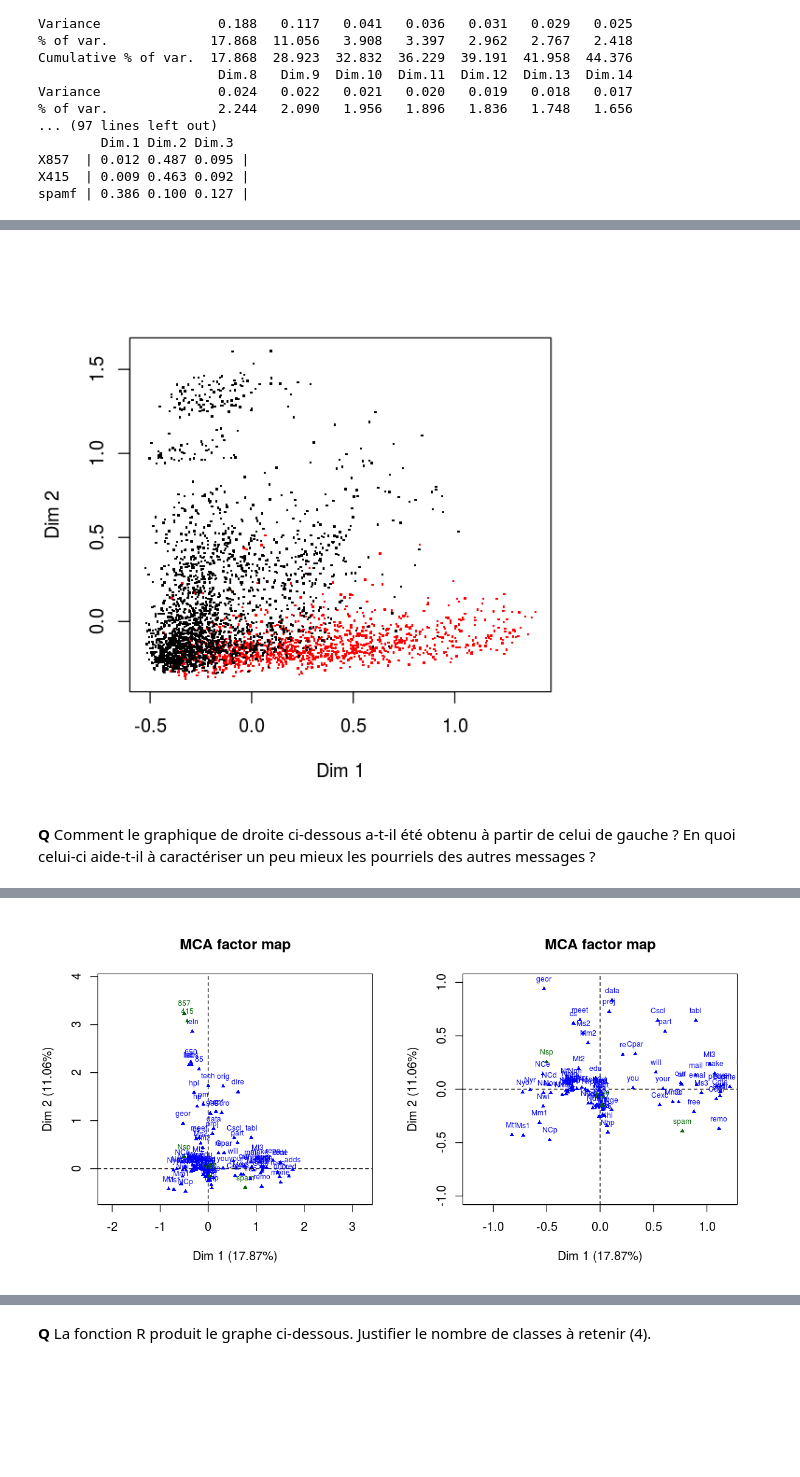
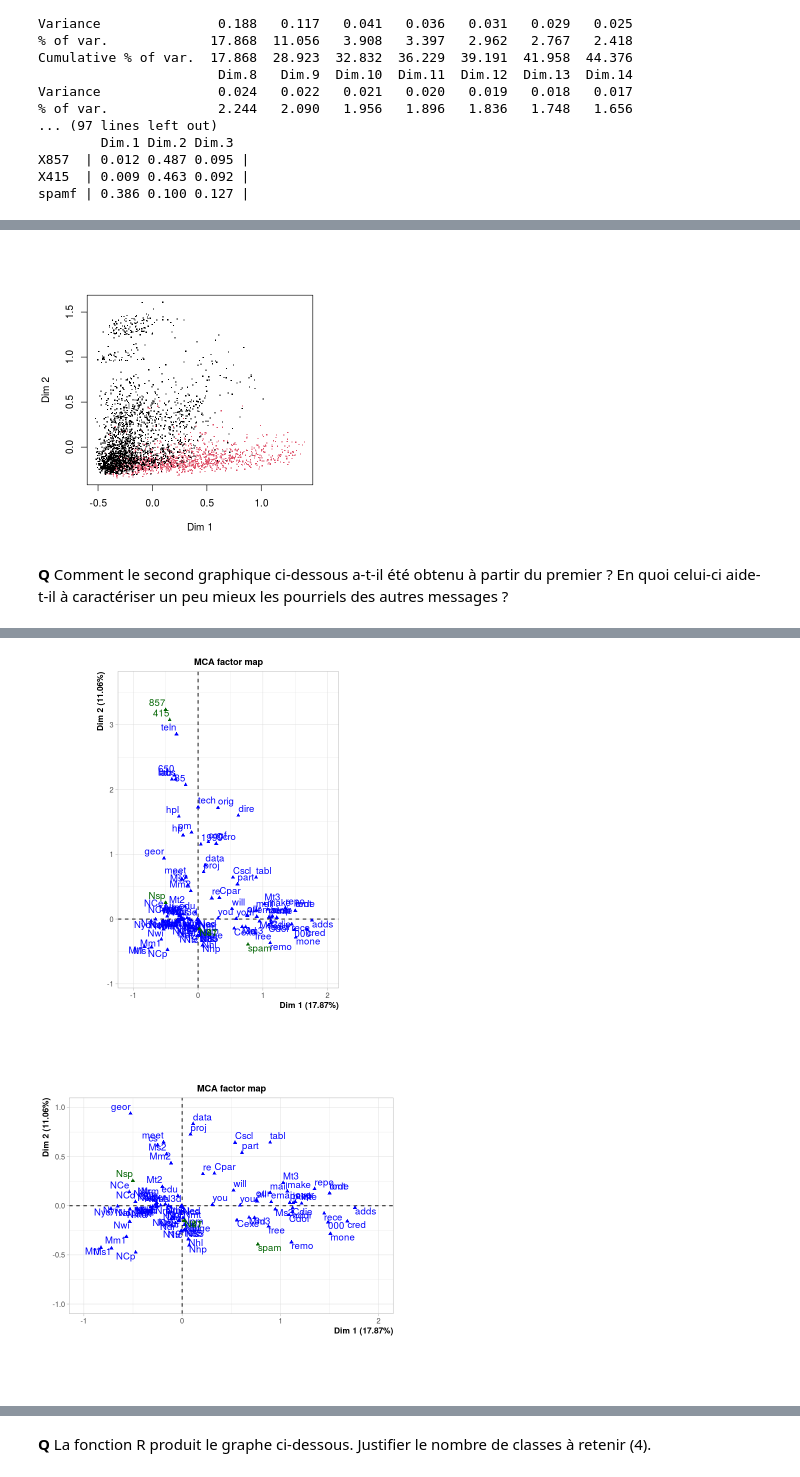
Before and after one commit to wikistat/Exploration, a Jupyter notebook: Spam/Explo-R-spam.ipynb, the cells around one changed output, grey strips where cells are left out. Saved outputs shown, nothing was run; the diff lists cells and outputs as text; code cells hidden in the pictures; blank space fills up the shorter version.

Commit message:
Spam update

```diff
--- a/Spam/Explo-R-spam.ipynb
+++ b/Spam/Explo-R-spam.ipynb
@@ -495,13 +463,13 @@ spamf | 0.386 0.100 0.127 |
 # %%
 options(repr.plot.width = 5, repr.plot.height = 5)
-plot(afc$ind$coord, type = "p", pch = ".", cex = 2, col = as.integer(spam.quali[, 58]))
+plot(afc$ind$coord, type = "p", pch = ".", cex = 2, col = as.factor(spam.quali[, 58]))
 # %% [output]
-[figure, old version]
+[figure, new version]
 # %% [markdown]
-**Q** Comment le graphique de droite ci-dessous a-t-il été obtenu à partir de celui de gauche ? En quoi celui-ci aide-t-il à caractériser un peu mieux les pourriels des autres messages ?
+**Q** Comment le second graphique ci-dessous a-t-il été obtenu à partir du premier ? En quoi celui-ci aide-t-il à caractériser un peu mieux les pourriels des autres messages ?
 # %%
-par(mfrow = c(1, 2))
-options(repr.plot.width = 10, repr.plot.height = 5)
-plot.MCA(afc, invisible = c("ind"), col.var = "blue", cex = 0.6)
-plot.MCA(afc, invisible = c("ind"), col.var = "blue", xlim = c(-1, 1), ylim = c(-1, 1), cex = 0.6)
+# par(mfrow = c(1, 2))
+options(repr.plot.width = 6, repr.plot.height = 6)
+plot.MCA(afc, invisible = c("ind"), col.var = "blue", cex = 1)
+plot.MCA(afc, invisible = c("ind"), col.var = "blue", xlim = c(-1, 2), ylim = c(-1, 1), cex = 1)
 # %% [output]
@@ -508,2 +484,3 @@ plot.MCA(afc, invisible = c("ind"), col.var = "blue", xlim = c(-1, 1), ylim = c(
-[figure, old version]
+[figure, new version]
+[figure, added]
 # %% [markdown]
```
Also changed, not shown: parts of 55 cells of this notebook.
